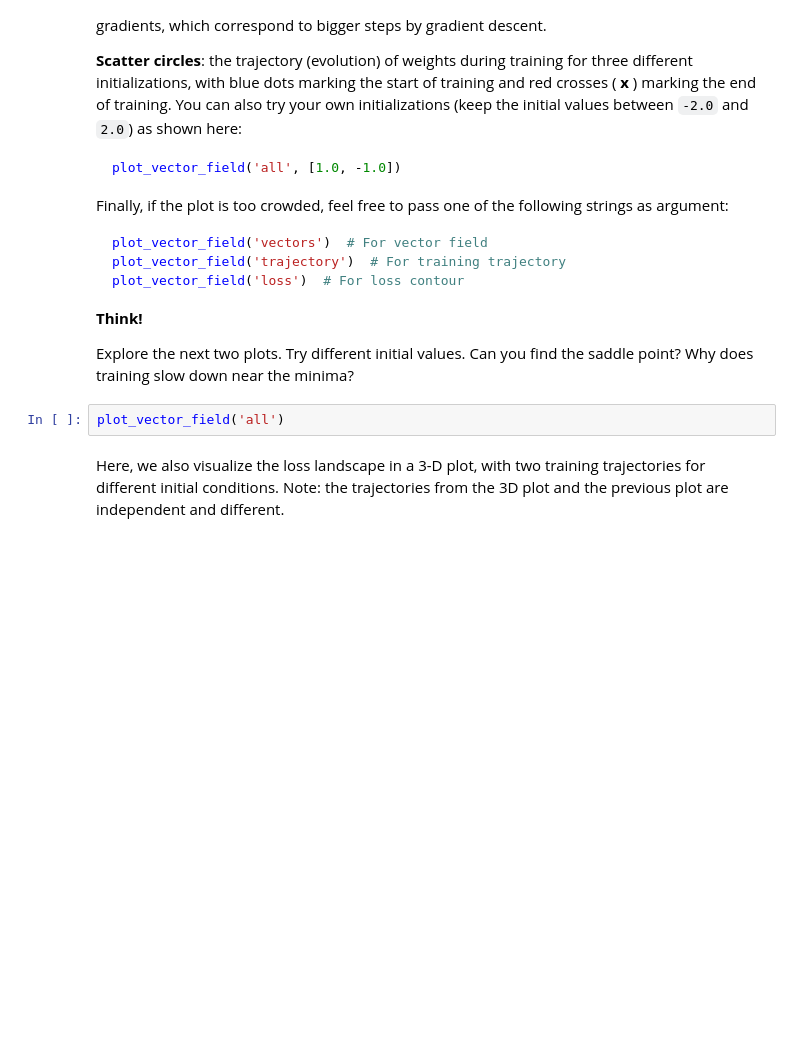
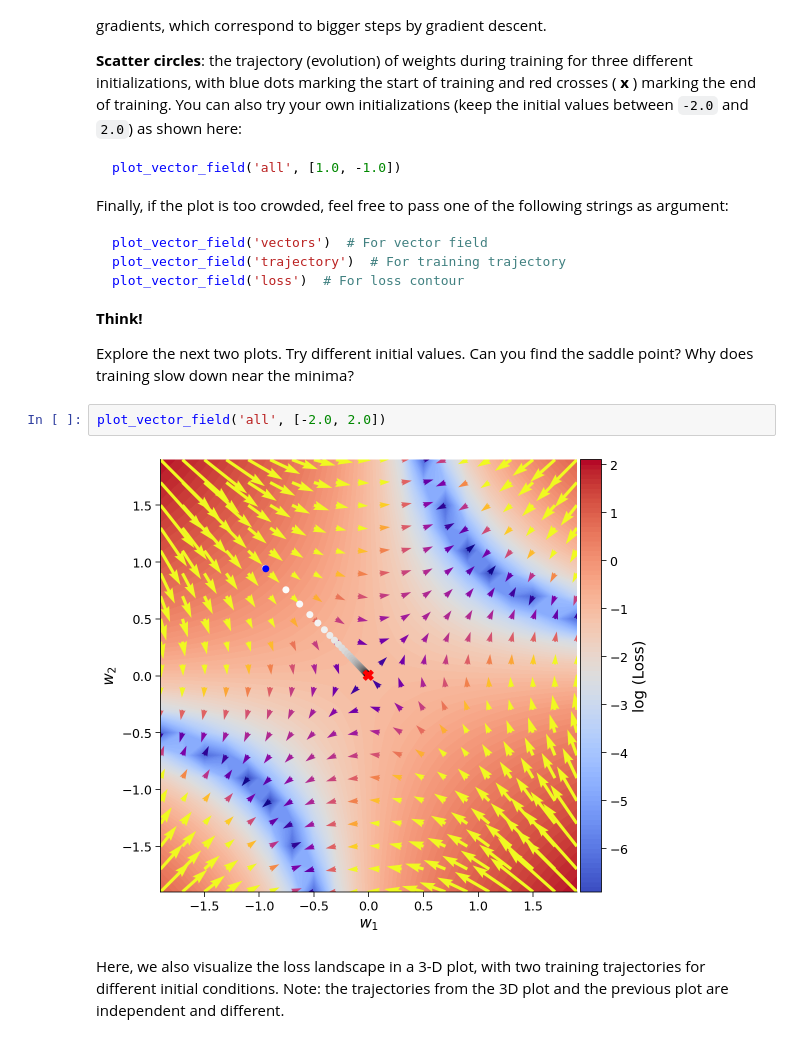
Before and after one commit to israelgonzalezb/neuromatch-dl, a Jupyter notebook: tutorials/W1D2_LinearDeepLearning/student/W1D2_Tutorial2.ipynb, the cells around one changed output. Drawn from its saved outputs; the diff is of its cells as text; blank space fills up the shorter version.

```diff
--- a/tutorials/W1D2_LinearDeepLearning/student/W1D2_Tutorial2.ipynb
+++ b/tutorials/W1D2_LinearDeepLearning/student/W1D2_Tutorial2.ipynb
@@ -1121,7 +1149,9 @@ plot_vector_field('loss')  # For loss contour
 
 Explore the next two plots. Try different initial values.  Can you find the saddle point? Why does training slow down near the minima?
 # %%
-plot_vector_field('all')
+plot_vector_field('all', [-2.0, 2.0])
+# %% [output]
+[figure, added]
 # %% [markdown]
 Here, we also visualize the loss landscape in a 3-D plot, with two training trajectories for different initial conditions.
 Note: the trajectories from the 3D plot and the previous plot are independent and different.
```
Also changed, not shown: parts of 10 cells of this notebook.
